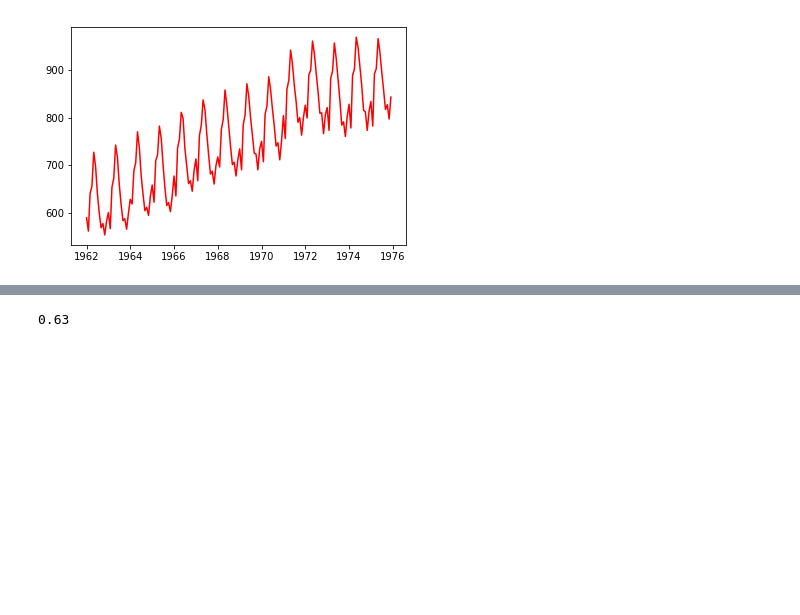
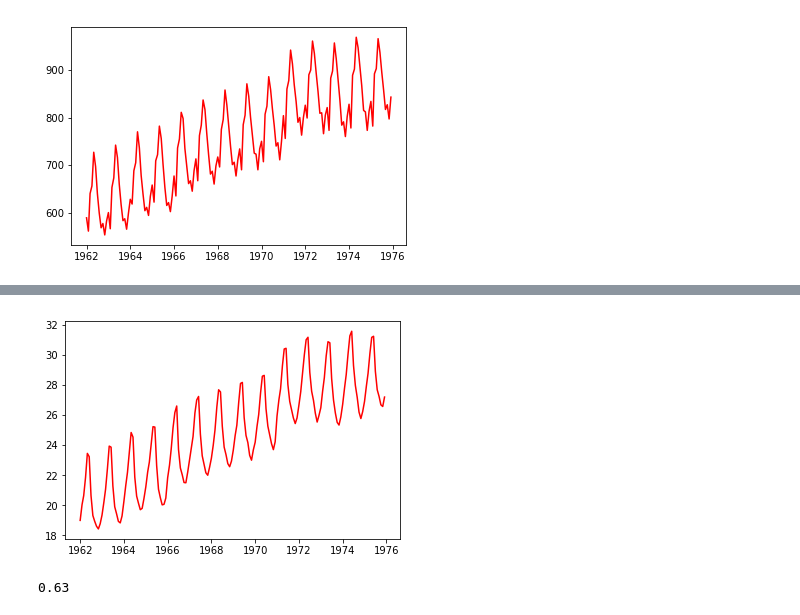
Before and after one commit to MiniGN/Coursera-machine-learning, a Jupyter notebook: course5/week1/test1.ipynb, the cells around one changed output, grey strips where cells are left out. Drawn from its saved outputs; the diff is of its cells as text; code cells hidden in the pictures; blank space fills up the shorter version.

```diff
--- a/course5/week1/test1.ipynb
+++ b/course5/week1/test1.ipynb
@@ -22 +113,6 @@ plt.show()
+# %%
+plt.plot (milk['mpm'],c='r')
+plt.show()
+# %% [output]
+[figure, added]
 # %%
```
Also changed, not shown: parts of 9 cells of this notebook, 33 other files.
